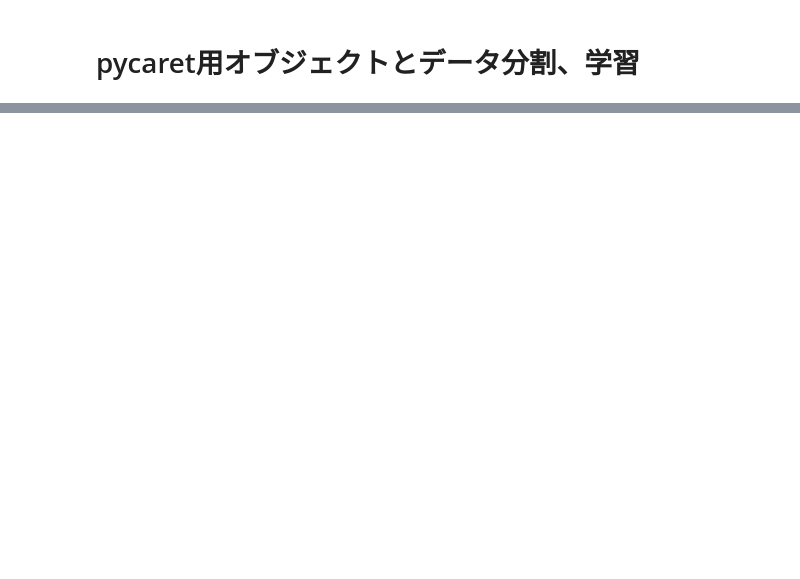
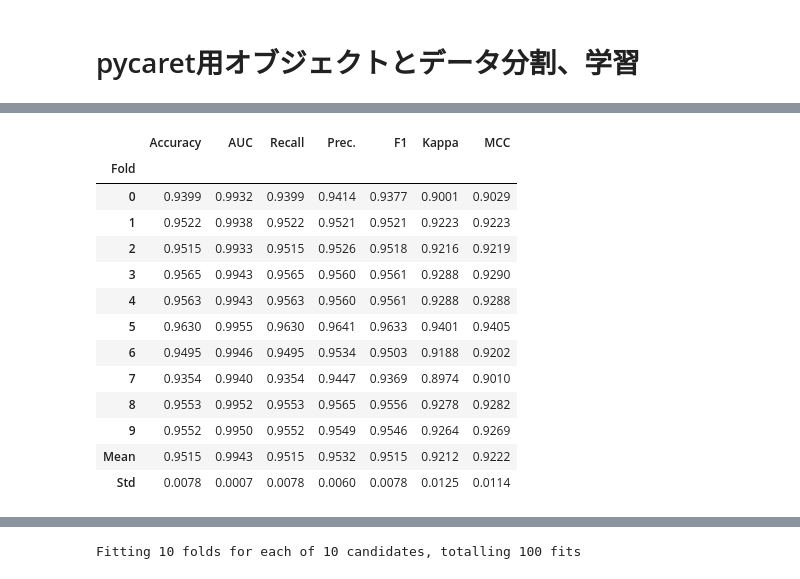
Before and after one commit to TT9625/aa, a Jupyter notebook: malticlass_more_match.ipynb, the cells around one changed output, grey strips where cells are left out. Cells and saved outputs as stored; diff of their text form; code cells hidden in the pictures; blank space fills up the shorter version.

```diff
--- a/malticlass_more_match.ipynb
+++ b/malticlass_more_match.ipynb
@@ -465,0 +458,3 @@ RandomForestClassifier(bootstrap=True, ccp_alpha=0.0, class_weight=None,
+# %%
+tuned_lightgbm = tune_model(lightgbm)
+# %% [output]
@@ -465,0 +462,14 @@ RandomForestClassifier(bootstrap=True, ccp_alpha=0.0, class_weight=None,
+|  | Accuracy | AUC | Recall | Prec. | F1 | Kappa | MCC |
+| Fold |  |  |  |  |  |  |  |
+| 0 | 0.9399 | 0.9932 | 0.9399 | 0.9414 | 0.9377 | 0.9001 | 0.9029 |
+| 1 | 0.9522 | 0.9938 | 0.9522 | 0.9521 | 0.9521 | 0.9223 | 0.9223 |
+| 2 | 0.9515 | 0.9933 | 0.9515 | 0.9526 | 0.9518 | 0.9216 | 0.9219 |
+| 3 | 0.9565 | 0.9943 | 0.9565 | 0.9560 | 0.9561 | 0.9288 | 0.9290 |
+| 4 | 0.9563 | 0.9943 | 0.9563 | 0.9560 | 0.9561 | 0.9288 | 0.9288 |
+| 5 | 0.9630 | 0.9955 | 0.9630 | 0.9641 | 0.9633 | 0.9401 | 0.9405 |
+| 6 | 0.9495 | 0.9946 | 0.9495 | 0.9534 | 0.9503 | 0.9188 | 0.9202 |
+| 7 | 0.9354 | 0.9940 | 0.9354 | 0.9447 | 0.9369 | 0.8974 | 0.9010 |
+| 8 | 0.9553 | 0.9952 | 0.9553 | 0.9565 | 0.9556 | 0.9278 | 0.9282 |
+| 9 | 0.9552 | 0.9950 | 0.9552 | 0.9549 | 0.9546 | 0.9264 | 0.9269 |
+| Mean | 0.9515 | 0.9943 | 0.9515 | 0.9532 | 0.9515 | 0.9212 | 0.9222 |
+| Std | 0.0078 | 0.0007 | 0.0078 | 0.0060 | 0.0078 | 0.0125 | 0.0114 |
@@ -465,0 +477 @@ RandomForestClassifier(bootstrap=True, ccp_alpha=0.0, class_weight=None,
+Fitting 10 folds for each of 10 candidates, totalling 100 fits
```
Also changed, not shown: parts of 23 cells of this notebook.
